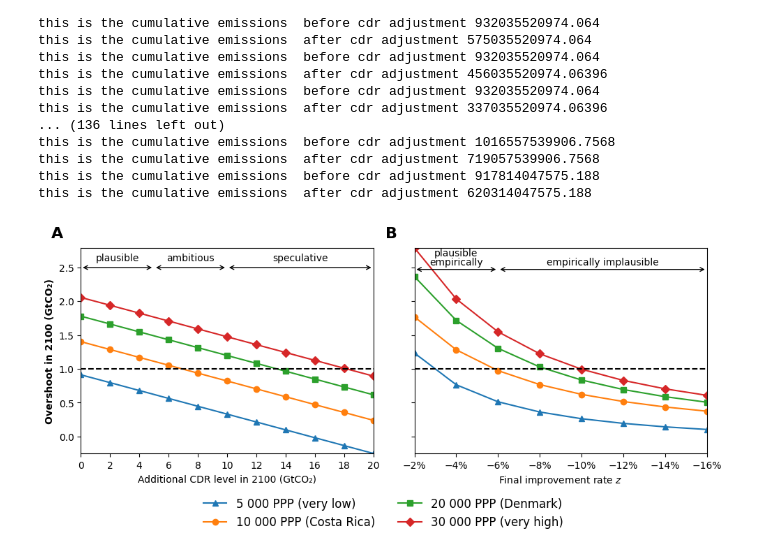
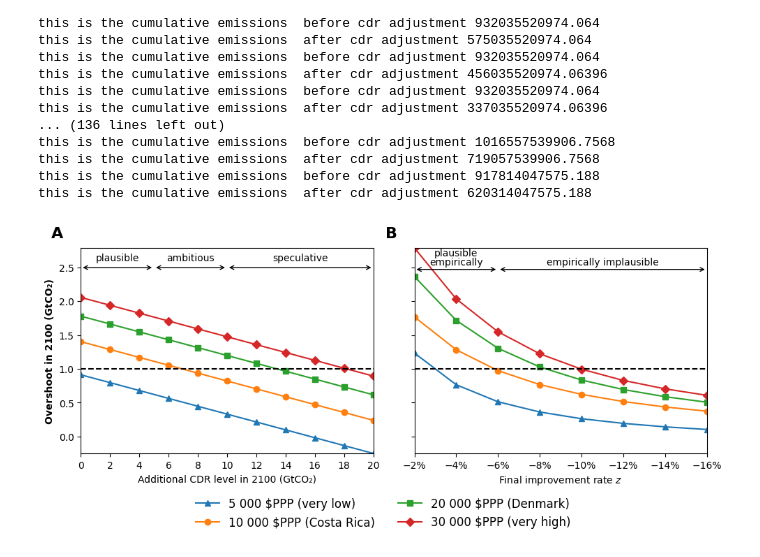
Before and after one commit to yannickoswald/convergence, a Jupyter notebook: run_figure4.ipynb, the cells around one changed output. Drawn from its saved outputs; the diff is of its cells as text; code cells hidden in the pictures.

```diff
--- a/run_figure4.ipynb
+++ b/run_figure4.ipynb
@@ -155,10 +157,10 @@ xd30b, yd30b = extract_series(dn2, 30000, "final_improvement_rate")
 fig, (axA, axB) = plt.subplots(1, 2, figsize=(10, 4), sharey=True)
 
 # --- Panel A: Overshoot vs CDR level ---
-l5  = axA.plot(xr5,  yr5,  marker='^', label="5 000 PPP (very low)")[0]
-l10 = axA.plot(xr10, yr10, marker='o', label="10 000 PPP (Costa Rica)")[0]
-l20 = axA.plot(xd20, yd20, marker='s', label="20 000 PPP (Denmark)")[0]
-l30 = axA.plot(xd30, yd30, marker='D', label="30 000 PPP (very high)")[0]
+l5  = axA.plot(xr5,  yr5,  marker='^', label="5 000 $PPP (very low)")[0]
+l10 = axA.plot(xr10, yr10, marker='o', label="10 000 $PPP (Costa Rica)")[0]
+l20 = axA.plot(xd20, yd20, marker='s', label="20 000 $PPP (Denmark)")[0]
+l30 = axA.plot(xd30, yd30, marker='D', label="30 000 $PPP (very high)")[0]
 
 axA.axhline(1, linestyle='--', color='black')
 axA.margins(x=0, y=0)
@@ -233,31 +235,31 @@ if pe > ps:
     axB.annotate('', xy=(pe, yB_arrow+0.1), xytext=(ps, yB_arrow+0.1),
                  arrowprops=dict(arrowstyle='<->', lw=1))
     mid = 0.5*(ps+pe)
     axB.text(mid, yB_arrow + 0.05*ylimB[1], "empirically", ha='center', va='bottom')
     axB.text(mid, yB_arrow + 0.096*ylimB[1], "plausible",    ha='center', va='bottom')
 
 # empirically implausible
 if ps > x1:
     axB.annotate('', xy=(x1, yB_arrow+0.1), xytext=(ps, yB_arrow+0.1),
                  arrowprops=dict(arrowstyle='<->', lw=1))
     axB.text((x1+ps)/2, yB_arrow + 0.05*ylimB[1],
              "empirically implausible", ha='center', va='bottom')
 
 
 # ─── Shared Legend (2×2) ───────────────────────────────────────────────────
 handles, labels = axA.get_legend_handles_labels()
 fig.legend(
     handles, labels,
     loc='lower center',
     ncol=2,
     frameon=False,
     fontsize=12,
     bbox_to_anchor=(0.5, -0.15)
 )
 
 plt.subplots_adjust(bottom=0.25)
 plt.tight_layout()
 plt.savefig('fig4.png', dpi=300, bbox_inches='tight')
 plt.show()
 # %% [output]
-[figure, old version]
+[figure, new version]
```
Also changed, not shown: parts of 1 cell of this notebook, 3 other files.
